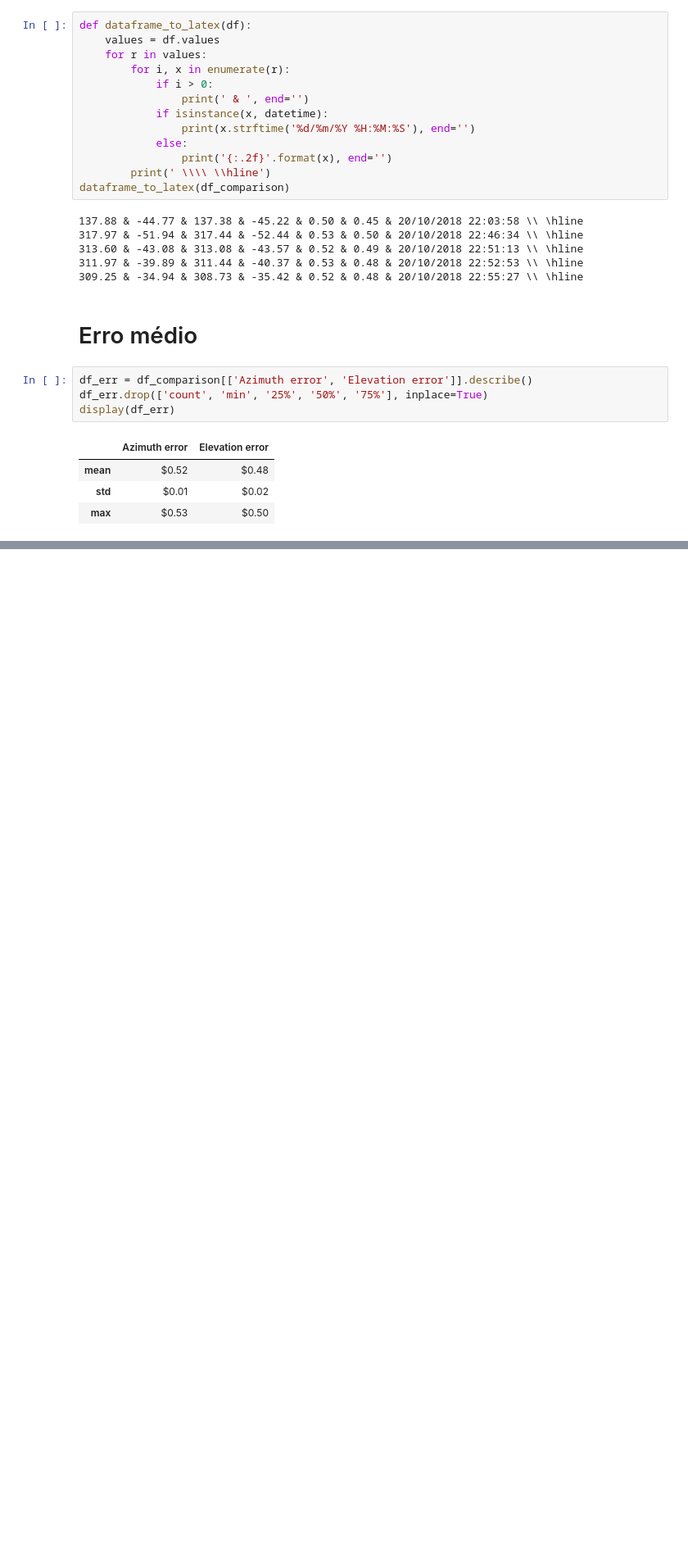
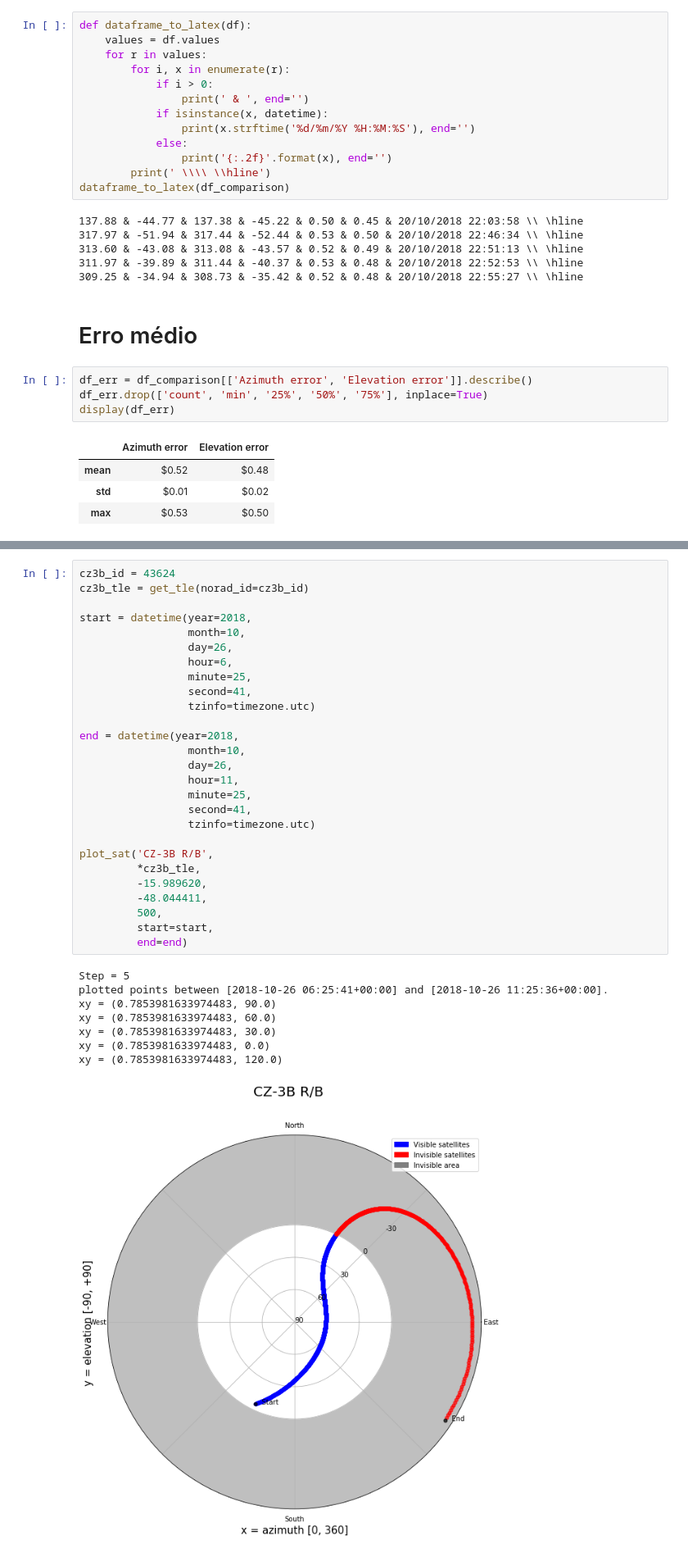
Before and after one commit to PI2-sunflower/satellite-tracker, a Jupyter notebook: notebooks/tracker_module_tests.ipynb, the cells around one changed output, grey strips where cells are left out. Shown at 82% size. Cells and saved outputs as stored; diff of their text form; blank space fills up the shorter version.

```diff
--- a/notebooks/tracker_module_tests.ipynb
+++ b/notebooks/tracker_module_tests.ipynb
@@ -294,0 +410,36 @@ None
+# %%
+cz3b_id = 43624
+cz3b_tle = get_tle(norad_id=cz3b_id)
+
+start = datetime(year=2018,
+                 month=10,
+                 day=26,
+                 hour=6,
+                 minute=25,
+                 second=41,
+                 tzinfo=timezone.utc)
+
+end = datetime(year=2018,
+                 month=10,
+                 day=26,
+                 hour=11,
+                 minute=25,
+                 second=41,
+                 tzinfo=timezone.utc)
+
+plot_sat('CZ-3B R/B',
+         *cz3b_tle,
+         -15.989620,
+         -48.044411,
+         500,
+         start=start,
+         end=end)
+# %% [output]
+Step = 5
+plotted points between [2018-10-26 06:25:41+00:00] and [2018-10-26 11:25:36+00:00].
+xy = (0.7853981633974483, 90.0)
+xy = (0.7853981633974483, 60.0)
+xy = (0.7853981633974483, 30.0)
+xy = (0.7853981633974483, 0.0)
+xy = (0.7853981633974483, 120.0)
+[figure, added]
```
Also changed, not shown: parts of 13 cells of this notebook, 1 other file.
